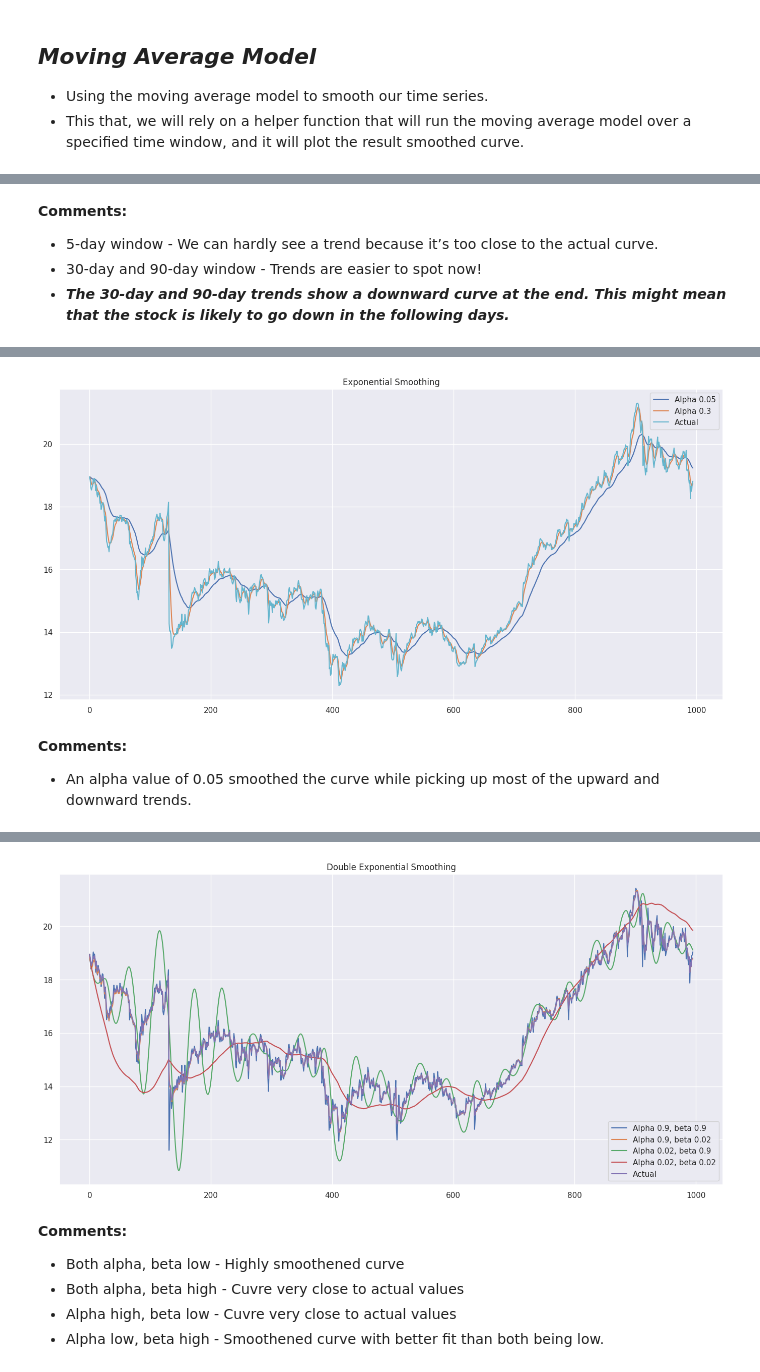
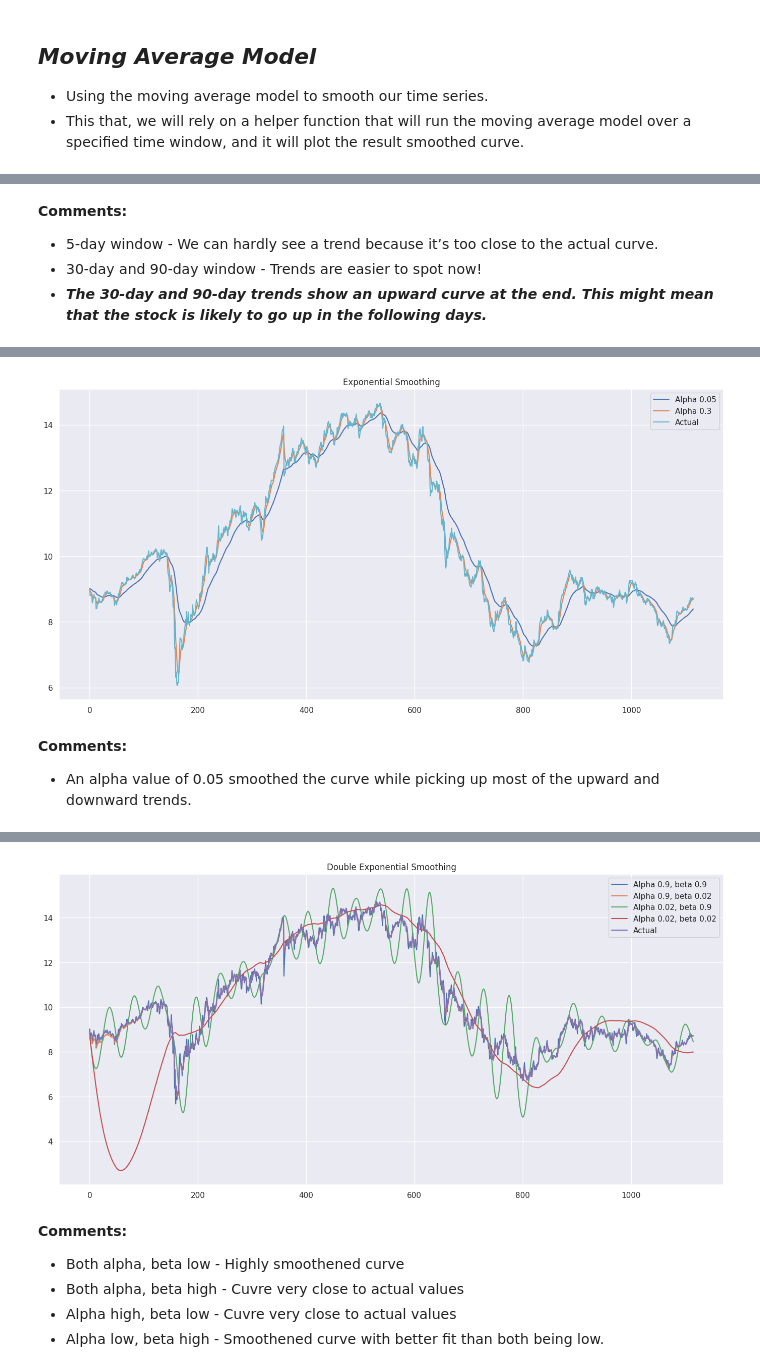
Before and after one commit to AkkshataGuptaa/TheNewGermanyFund_StockPricePrediction_BusinesscaseStudy_TimeSeriesAnalysis, a Jupyter notebook: TheNewGermanyFund_StockPricePrediction_BusinesscaseStudy_TimeSeriesAnalysis.ipynb, the cells around one changed output, grey strips where cells are left out. Drawn from its saved outputs; the diff is of its cells as text; code cells hidden in the pictures.

```diff
--- a/TheNewGermanyFund_StockPricePrediction_BusinesscaseStudy_TimeSeriesAnalysis.ipynb
+++ b/TheNewGermanyFund_StockPricePrediction_BusinesscaseStudy_TimeSeriesAnalysis.ipynb
@@ -273,0 +361,10 @@ df.shape
+# %%
+#Loading 5 years of latest data for the GF Fund
+
+start_date = '2020-01-01'
+end_date = '2023-12-31'
+
+# Using Ticker module to download financial data for GF from Yahoo Finance.
+gf = yf.Ticker("GF")
+df = gf.history(period="5y")  # Period must be one of ['1d', '5d', '1mo', '3mo', '6mo', '1y', '2y', '5y', '10y', 'ytd', 'max']
+df.head()
@@ -273,0 +379,13 @@ df.shape
+# %%
+# convert index type to DateTime
+df.index = pd.to_datetime(df.index)
+
+# convert index to a column
+df.reset_index(inplace = True)
+
+# Extract date from datetime
+df['Date'] = df['Date'].dt.date
+
+# convert Date column back to index
+df.set_index("Date", inplace = True)
+df.head()
@@ -273,0 +400,5 @@ df.shape
+# %%
+# Drop unwanted columns not required for closing price prediction
+drop_cols = ['Volume', 'Dividends', 'Stock Splits']
+df.drop(drop_cols, axis=1, inplace=True)
+df.head()
@@ -273,0 +424,6 @@ df.shape
+# %%
+# testing data
+df_test = df.iloc[1115:,:]
+
+# training data
+df = df.iloc[:1115,:]
@@ -470,7 +650,7 @@ data[['DATE','CLOSE', 'Rolling_Mean']].head(10)
 **Comments:**
 * 5-day window - We can hardly see a trend because it’s too close to the actual curve.
 * 30-day and 90-day window - Trends are easier to spot now!
-* ***The 30-day and 90-day trends show a downward curve at the end. This might mean that the stock is likely to go down in the following days.***
+* ***The 30-day and 90-day trends show an upward curve at the end. This might mean that the stock is likely to go up in the following days.***
 # %% [markdown]
 ## ***Exponential Smoothing***
 
@@ -509,9 +689,9 @@ def plot_exponential_smoothing(series, alphas):
     plt.grid(True);
 # %%
 # Plotting exponential smoothing with alpha value of 0.05 and 0.3
-plot_exponential_smoothing(df.CLOSE, [0.05, 0.3])
+plot_exponential_smoothing(df.Close, [0.05, 0.3])
 # %% [output]
-[figure, old version]
+[figure, new version]
 # %% [markdown]
 **Comments:**
 * An alpha value of 0.05 smoothed the curve while picking up most of the upward and downward trends.
@@ -563,9 +743,9 @@ def plot_double_exponential_smoothing(series, alphas, betas):
     plt.grid(True)
 # %%
 # Plot Closing prices using double exponential smoothing for different combinations of alpha and beta
-plot_double_exponential_smoothing(df.CLOSE, alphas=[0.9, 0.02], betas=[0.9, 0.02])
+plot_double_exponential_smoothing(df.Close, alphas=[0.9, 0.02], betas=[0.9, 0.02])
 # %% [output]
-[figure, old version]
+[figure, new version]
 # %% [markdown]
 **Comments:**
 * Both alpha, beta low - Highly smoothened curve
```
Also changed, not shown: parts of 64 cells of this notebook.
